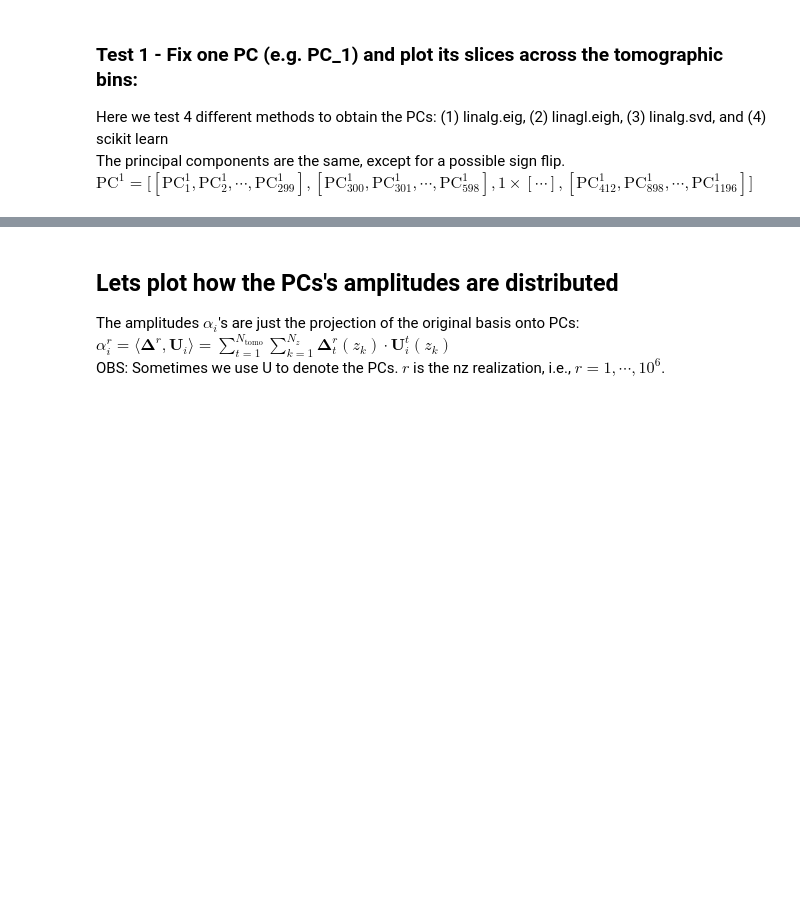
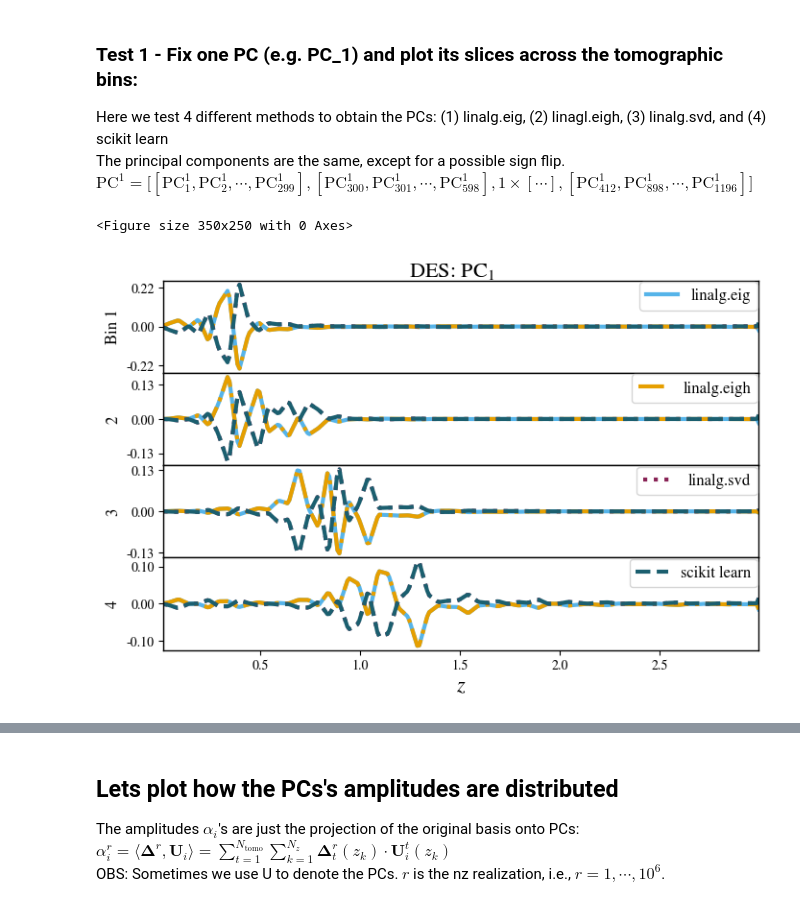
Before and after one commit to Roman-HLIS-Cosmology-PIT/cocoa_photoz, a Jupyter notebook: codes/example.ipynb, the cells around one changed output, grey strips where cells are left out. Cells and saved outputs as stored; diff of their text form; code cells hidden in the pictures; blank space fills up the shorter version.

```diff
--- a/codes/example.ipynb
+++ b/codes/example.ipynb
@@ -373,24 +388,29 @@ skl_vecs, skl_vals,\
 explained_variance, explained_variance_ratio = des_obj.pcs('sklearn')
 # %%
 plt.figure()
-fig, axes = plt.subplots(nrows=Nt, ncols=1, sharex=True, sharey=False,figsize=(8, 4),
+fig, axes = plt.subplots(nrows=Nt, ncols=1, sharex=True, sharey=False,figsize=(8, 5),
                         gridspec_kw={'wspace':0.0, 'hspace':0.0})
-pci = 1
+pci = 0
 
-for k,ax in zip(range(Nt),axes):
+colors=['#56B4E9',"#E69F00","#882255","#1b5f6f"]
+
+for k,ax in enumerate(axes): #k=tomo bin slice
     start, end = Nz*k, Nz*(k+1)
     max_y = np.max(eig_vecs[start:end, pci])
     min_y = np.min(eig_vecs[start:end, pci])
     d_y = (max_y - min_y) / 2
     ax.set_yticks([-d_y, 0, +d_y])
     ax.yaxis.set_major_formatter(FormatStrFormatter('%.2f'))
-    ax.plot(z, eig_vecs[start:end, pci],c='darkred',lw=3, ls='-' , label='linalg.eig' if k==0 else None)
-    ax.plot(z, eih_vecs[start:end, pci],c='forestgreen',lw=3, ls='--', label='linalg.eigh' if k==1 else None)
-    ax.plot(z, svd_vecs[start:end, pci],c='royalblue',lw=3, ls='-.', label='linalg.svd' if k==2 else None)
-    ax.plot(z, skl_vecs[start:end, pci],c='goldenrod',lw=3, ls=':' , label='scikit learn' if k==3 else None)
-    ax.set_ylabel(f'Bin {k+1}',fontsize=12)
+    ax.plot(z, eig_vecs[start:end, pci],c=colors[0],lw=3, ls='-' , label='linalg.eig' if k==0 else None)
+    ax.plot(z, eih_vecs[start:end, pci],c=colors[1],lw=3, ls='-.', label='linalg.eigh' if k==1 else None)
+    ax.plot(z, svd_vecs[start:end, pci],c=colors[2],lw=3, ls=':', label='linalg.svd' if k==2 else None)
+    ax.plot(z, skl_vecs[start:end, pci],c=colors[3],lw=3, ls='--' , label='scikit learn' if k==3 else None)
+    ax.set_ylabel(f'Bin {k+1}' if k==0 else f'{k+1}',fontsize=12)
     ax.legend(loc='upper right',fontsize=12,borderaxespad=.1)
 
 axes[k].set_xlabel(r'$z$',fontsize=16)
 plt.xlim(np.min(z),np.max(z))
-fig.suptitle(rf"DES: PC$_{{{pci}}}$", fontsize=16, y=0.94);
+fig.suptitle(rf"DES: PC$_{{{pci+1}}}$", fontsize=16, y=0.92);
+# %% [output]
+<Figure size 350x250 with 0 Axes>
+[figure, added]
```
Also changed, not shown: parts of 7 cells of this notebook.
